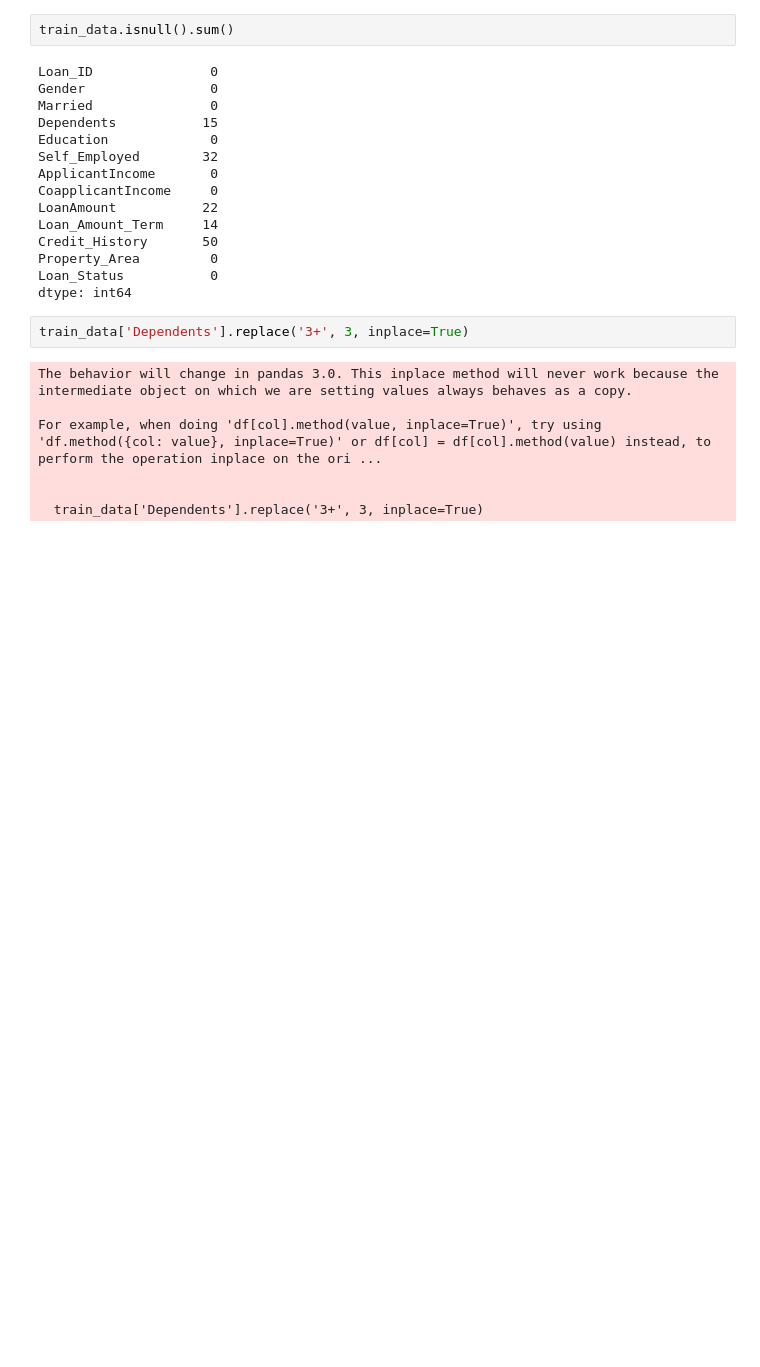
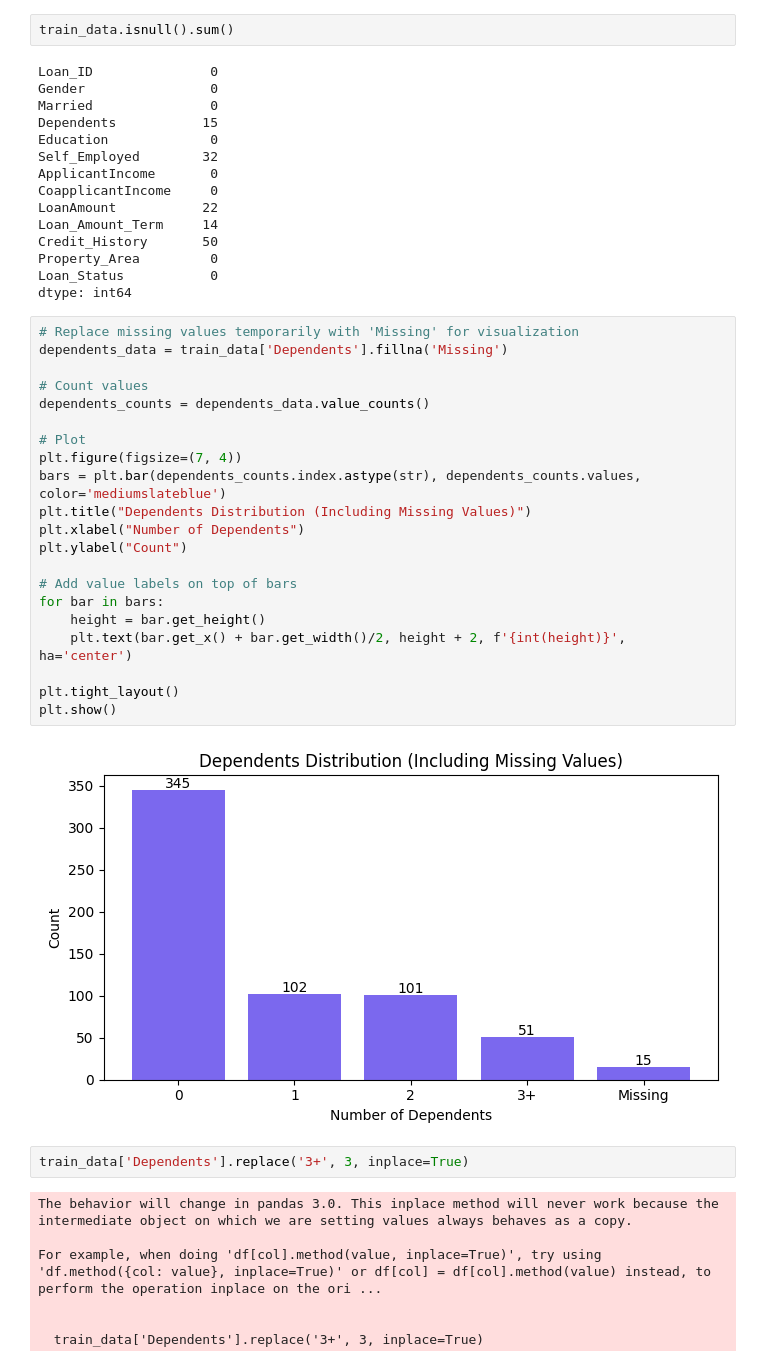
Before and after one commit to murad-02/Loan-Approval-Prediction, a Jupyter notebook: NotebookFile/LoanApprovalPrediction.ipynb, the cells around one changed output. Cells and saved outputs as stored; diff of their text form; blank space fills up the shorter version.

```diff
--- a/NotebookFile/LoanApprovalPrediction.ipynb
+++ b/NotebookFile/LoanApprovalPrediction.ipynb
@@ -202,6 +264,29 @@ Credit_History       50
 Property_Area         0
 Loan_Status           0
 dtype: int64
+# %%
+# Replace missing values temporarily with 'Missing' for visualization
+dependents_data = train_data['Dependents'].fillna('Missing')
+
+# Count values
+dependents_counts = dependents_data.value_counts()
+
+# Plot
+plt.figure(figsize=(7, 4))
+bars = plt.bar(dependents_counts.index.astype(str), dependents_counts.values, color='mediumslateblue')
+plt.title("Dependents Distribution (Including Missing Values)")
+plt.xlabel("Number of Dependents")
+plt.ylabel("Count")
+
+# Add value labels on top of bars
+for bar in bars:
+    height = bar.get_height()
+    plt.text(bar.get_x() + bar.get_width()/2, height + 2, f'{int(height)}', ha='center')
+
+plt.tight_layout()
+plt.show()
+# %% [output]
+[figure, added]
 # %%
 train_data['Dependents'].replace('3+', 3, inplace=True)
 # %% [output]
```
Also changed, not shown: parts of 19 cells of this notebook, 9 other files.
